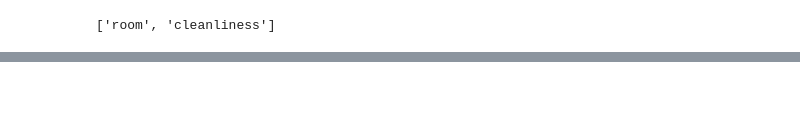
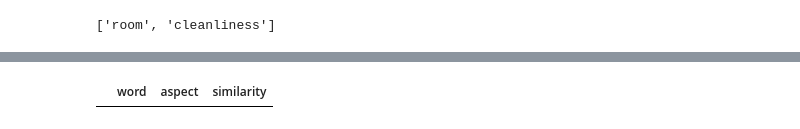
Before and after one commit to sudhir-behani/text_analytics, a Jupyter notebook: aspect_ratings.ipynb, the cells around one changed output, grey strips where cells are left out. Saved outputs shown, nothing was run; the diff lists cells and outputs as text; code cells hidden in the pictures; blank space fills up the shorter version.

```diff
--- a/aspect_ratings.ipynb
+++ b/aspect_ratings.ipynb
@@ -222,0 +147,5 @@ top_aspects
+# %%
+df_top_aspects = pd.DataFrame(columns=['word','aspect','similarity'])
+df_top_aspects
+# %% [output]
+|  | word | aspect | similarity |
```
Also changed, not shown: parts of 28 cells of this notebook.
